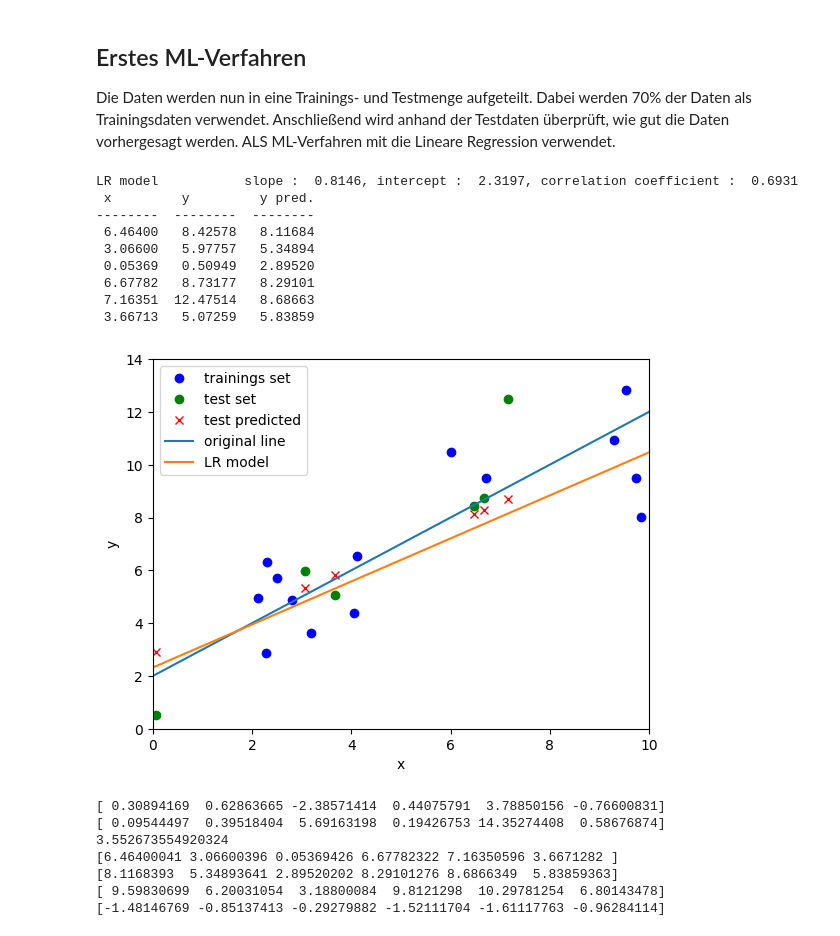
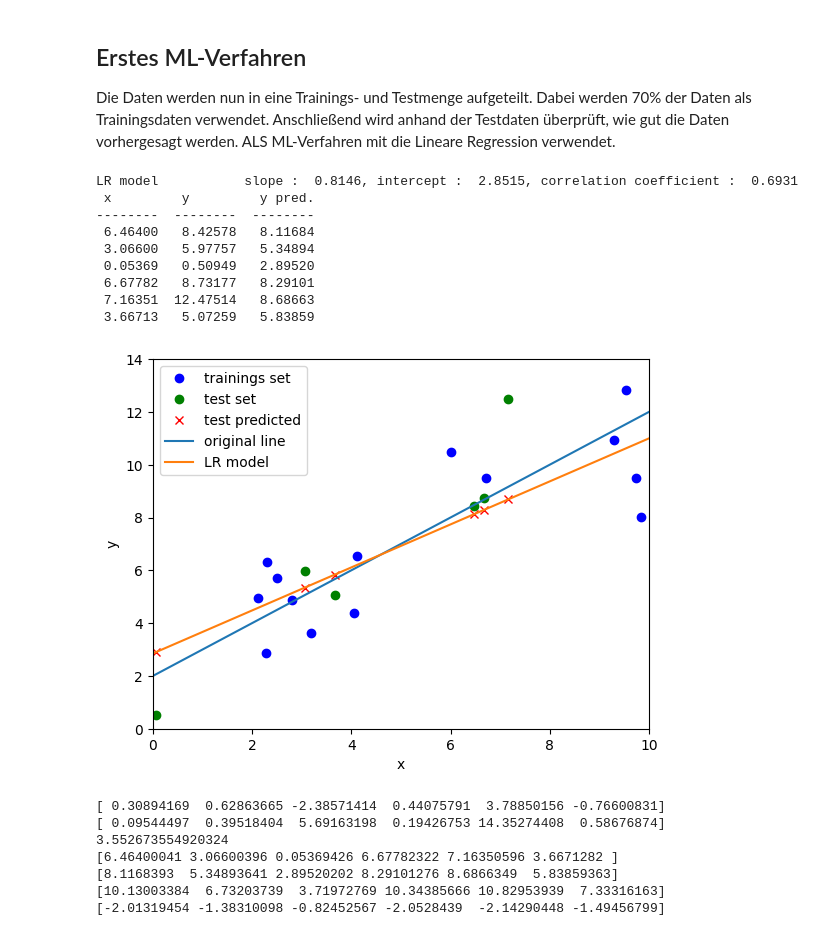
Before and after one commit to Zeh-Marschke/MLe, a Jupyter notebook: ML01b-MLvsDeduction.ipynb, the cells around one changed output. Cells and saved outputs as stored; diff of their text form; code cells hidden in the pictures.

```diff
--- a/ML01b-MLvsDeduction.ipynb
+++ b/ML01b-MLvsDeduction.ipynb
@@ -215,7 +215,7 @@ linregmodel_fit = linregmodel.fit (X_train.reshape(-1, 1), y_train)
 
 # --- display the generated line
 corr_coeff_LR = linregmodel.score (X_train.reshape(-1, 1), y_train) # R^2 !!!
-intercept_KR = linregmodel.intercept_
+intercept_LR = linregmodel.intercept_
 slope_LR = linregmodel.coef_ [0]
 print (f"LR model           slope : {slope_LR:7.4f}, intercept : {intercept_LR:7.4f}, correlation coefficient : {corr_coeff_LR:7.4f}")
 
@@ -244,42 +244,42 @@ plt.ylim (y_min, y_max)
 plt.ylabel ("y")
 
 x_line = np.linspace (x_min, x_max, 100)
 plt.plot (x_line, linear_model (x_line, slope, intercept), label = "original line")
 plt.plot (x_line, linear_model (x_line, slope_LR, intercept_LR), label = "LR model")
 plt.legend ()
 plt.show ()
 
 # --- calculate the mean squarred error (MSE)
 print (y_test - y_pred_linreg)
 print ((y_test - y_pred_linreg) ** 2)
 
 mse_LR = np.mean ((y_test - y_pred_linreg)**2)
 print (mse_LR)
 
 # Wieso liegen die nicht auf der Linie
 y_pruefen = slope_LR + X_test + intercept_LR
 print (X_test)
 print (y_pred_linreg)
 print (y_pruefen)
 print (y_pred_linreg - y_pruefen)
 # %% [output]
-LR model           slope :  0.8146, intercept :  2.3197, correlation coefficient :  0.6931
+LR model           slope :  0.8146, intercept :  2.8515, correlation coefficient :  0.6931
  x         y         y pred.
 --------  --------  --------
  6.46400   8.42578   8.11684
  3.06600   5.97757   5.34894
  0.05369   0.50949   2.89520
  6.67782   8.73177   8.29101
  7.16351  12.47514   8.68663
  3.66713   5.07259   5.83859
-[figure, old version]
+[figure, new version]
 [ 0.30894169  0.62863665 -2.38571414  0.44075791  3.78850156 -0.76600831]
 [ 0.09544497  0.39518404  5.69163198  0.19426753 14.35274408  0.58676874]
 3.552673554920324
 [6.46400041 3.06600396 0.05369426 6.67782322 7.16350596 3.6671282 ]
 [8.1168393  5.34893641 2.89520202 8.29101276 8.6866349  5.83859363]
-[ 9.59830699  6.20031054  3.18800084  9.8121298  10.29781254  6.80143478]
-[-1.48146769 -0.85137413 -0.29279882 -1.52111704 -1.61117763 -0.96284114]
+[10.13003384  6.73203739  3.71972769 10.34385666 10.82953939  7.33316163]
+[-2.01319454 -1.38310098 -0.82452567 -2.0528439  -2.14290448 -1.49456799]
 # %% [markdown]
 ## Maschinelles Lernen oder Modelle berechnen (fitten)
 
```
Also changed, not shown: parts of 1 cell of this notebook.
